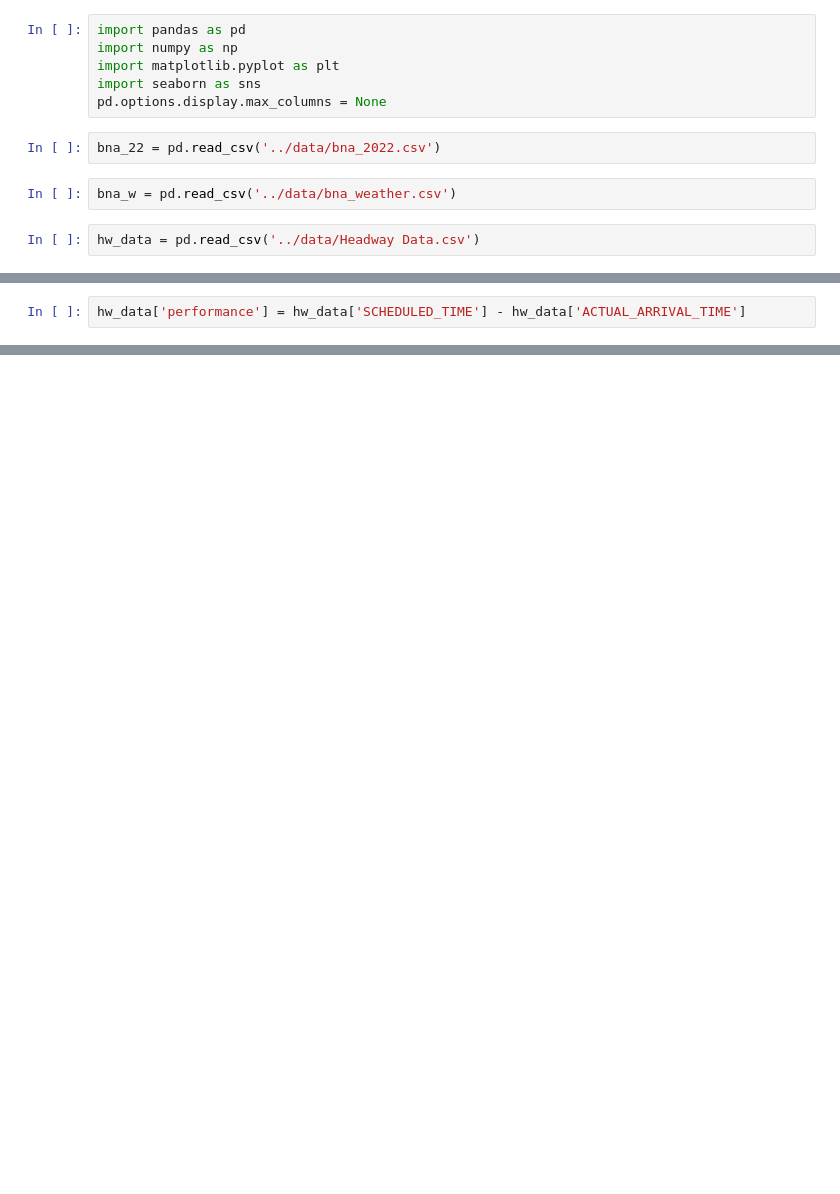
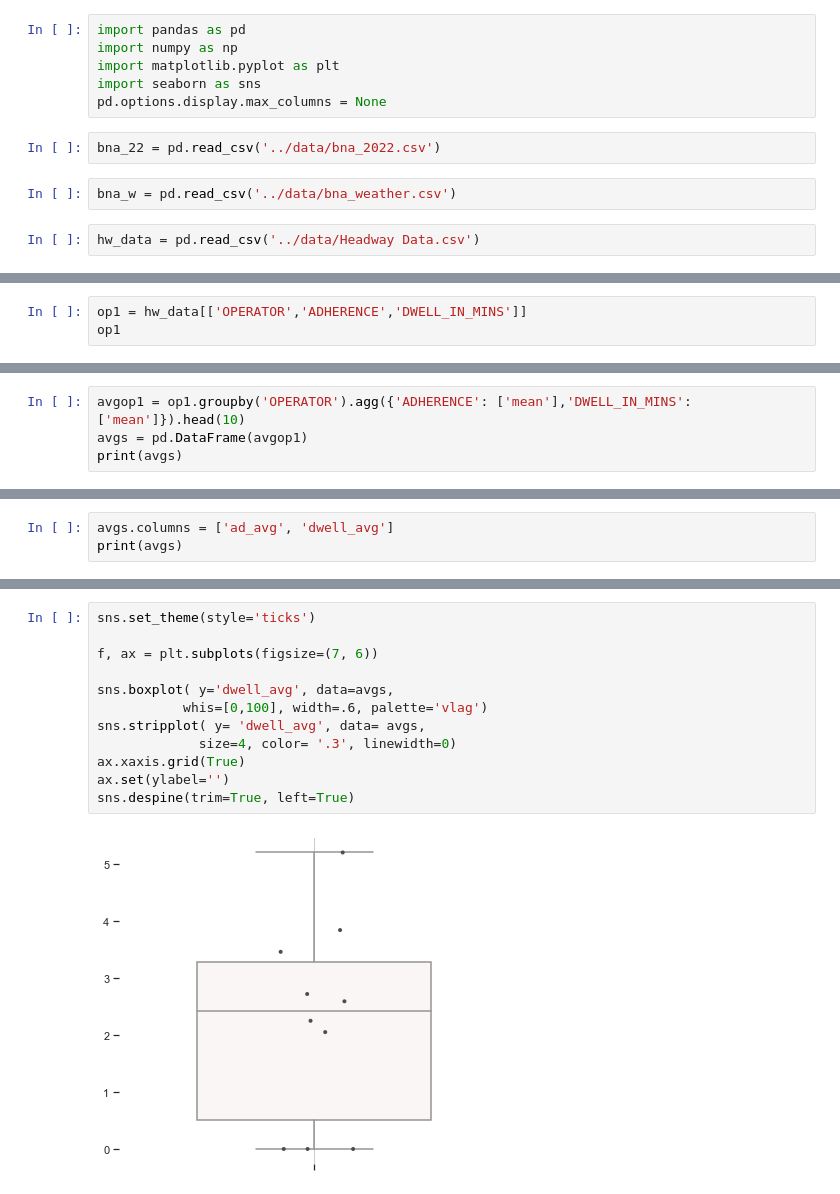
Before and after one commit to NSS-Data-Analytics-Cohort-7/wego-shut_up_and_take_my_query, a Jupyter notebook: notebooks/WegoProject.ipynb, the cells around one changed output, grey strips where cells are left out. Saved outputs shown, nothing was run; the diff lists cells and outputs as text; blank space fills up the shorter version.

Commit message:
charts and plots

```diff
--- a/notebooks/WegoProject.ipynb
+++ b/notebooks/WegoProject.ipynb
@@ -57,2 +198,0 @@ hw_data
-# %%
-hw_data['performance'] = hw_data['SCHEDULED_TIME'] - hw_data['ACTUAL_ARRIVAL_TIME']
@@ -60,0 +318,3 @@ print(hw_data[['performance']].head(20))
+# %%
+op1 = hw_data[['OPERATOR','ADHERENCE','DWELL_IN_MINS']]
+op1
@@ -60,0 +335,4 @@ print(hw_data[['performance']].head(20))
+# %%
+avgop1 = op1.groupby('OPERATOR').agg({'ADHERENCE': ['mean'],'DWELL_IN_MINS':['mean']}).head(10)
+avgs = pd.DataFrame(avgop1)
+print(avgs)
@@ -60,0 +353,3 @@ print(hw_data[['performance']].head(20))
+# %%
+avgs.columns = ['ad_avg', 'dwell_avg']
+print(avgs)
@@ -60,0 +369,14 @@ print(hw_data[['performance']].head(20))
+# %%
+sns.set_theme(style='ticks')
+
+f, ax = plt.subplots(figsize=(7, 6))
+
+sns.boxplot( y='dwell_avg', data=avgs,
+           whis=[0,100], width=.6, palette='vlag')
+sns.stripplot( y= 'dwell_avg', data= avgs,
+             size=4, color= '.3', linewidth=0)
+ax.xaxis.grid(True)
+ax.set(ylabel='')
+sns.despine(trim=True, left=True)
+# %% [output]
+[figure, added]
```
Also changed, not shown: parts of 31 cells of this notebook.
